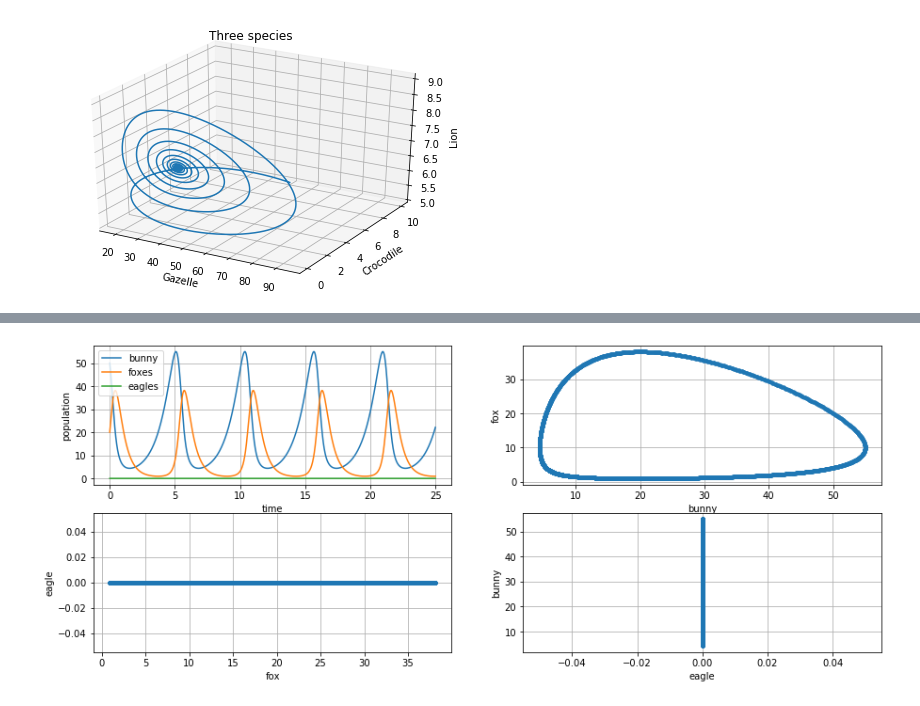
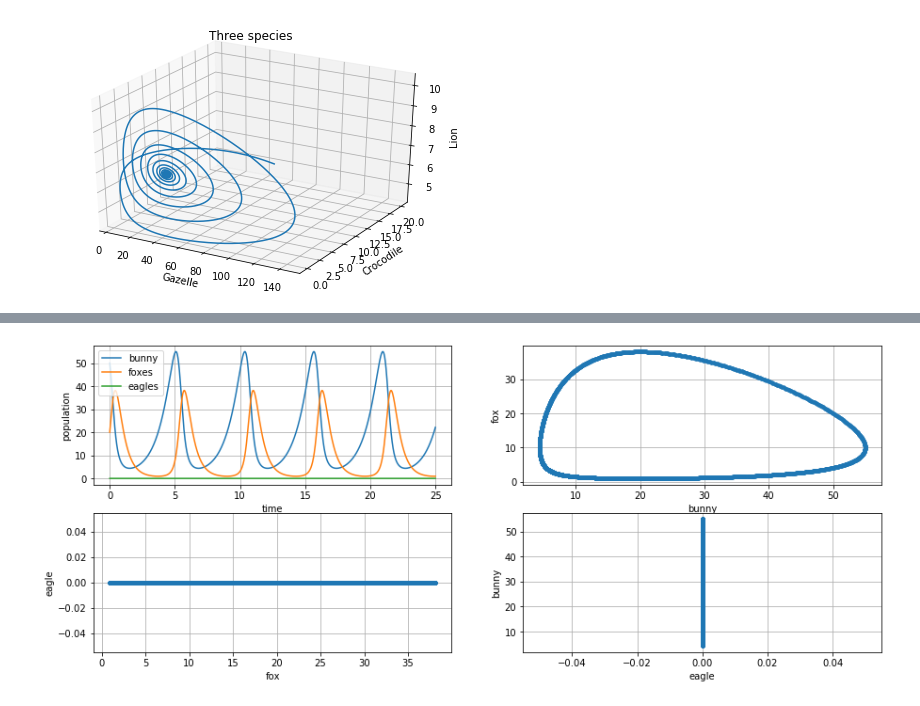
Before and after one commit to thatmariia/ModellingODE, a Jupyter notebook: Lotka Volterra.ipynb, the cells around one changed output, grey strips where cells are left out. Cells and saved outputs as stored; diff of their text form; code cells hidden in the pictures.

```diff
--- a/Lotka Volterra.ipynb
+++ b/Lotka Volterra.ipynb
@@ -140,5 +142,5 @@ def solve_pop3d(a: float, b: float, c: float, d: float, e:float, f: float, g: fl
     plt.show()
 # %%
-solve_pop3d(10, 1, 1.3, 0.1, 0.5, 1.3, 0.02, 0.2, 0.8, 1000, 0.8, 1, 0.1, 1, 50, 10,5 )
+solve_pop3d(10, 1, 1.3, 0.1, 0.5, 1.3, 0.02, 0.2, 0.8, 1000, 0.8, 1, 0.1, 1, 50, 20, 5)
 # %% [output]
-[figure, old version]
+[figure, new version]
```
Also changed, not shown: parts of 11 cells of this notebook.
